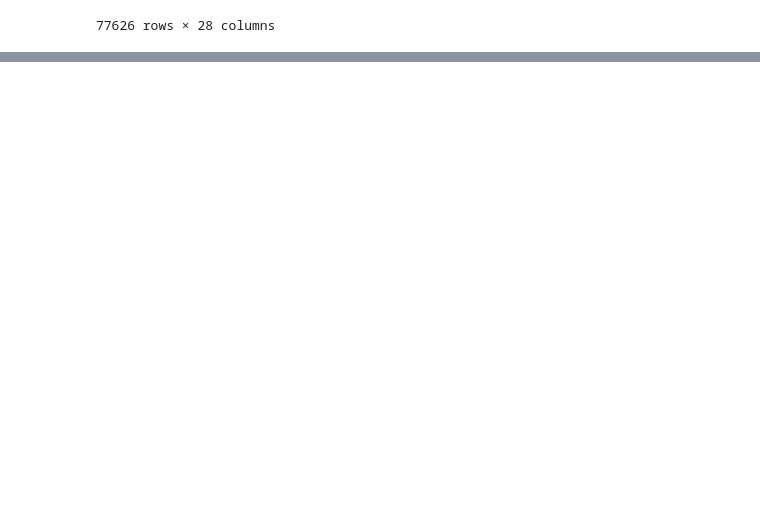
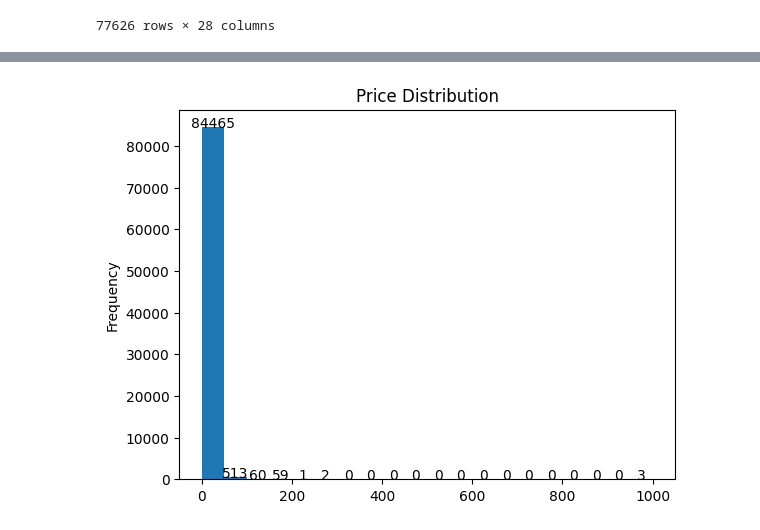
Before and after one commit to arina-sbz/games-cluster-analysis, a Jupyter notebook: games_analysis.ipynb, the cells around one changed output, grey strips where cells are left out. Saved outputs shown, nothing was run; the diff lists cells and outputs as text; code cells hidden in the pictures; blank space fills up the shorter version.

Commit message:
Dataset's plots

```diff
--- a/games_analysis.ipynb
+++ b/games_analysis.ipynb
@@ -123,0 +152,12 @@ See the caveats in the documentation: https://pandas.pydata.org/pandas-docs/stab
+# %%
+# Create the histogram plot for Price
+ax = df['Price'].plot(kind='hist', bins=20, title='Price Distribution')
+
+# Annotate the bars with the respective count values
+for p in ax.patches:
+    ax.annotate(str(int(p.get_height())), (p.get_x() + p.get_width() / 2., p.get_height()), ha='center')
+
+# Show the plot
+plt.show()
+# %% [output]
+[figure, added]
```
Also changed, not shown: parts of 52 cells of this notebook, 1 other file.
